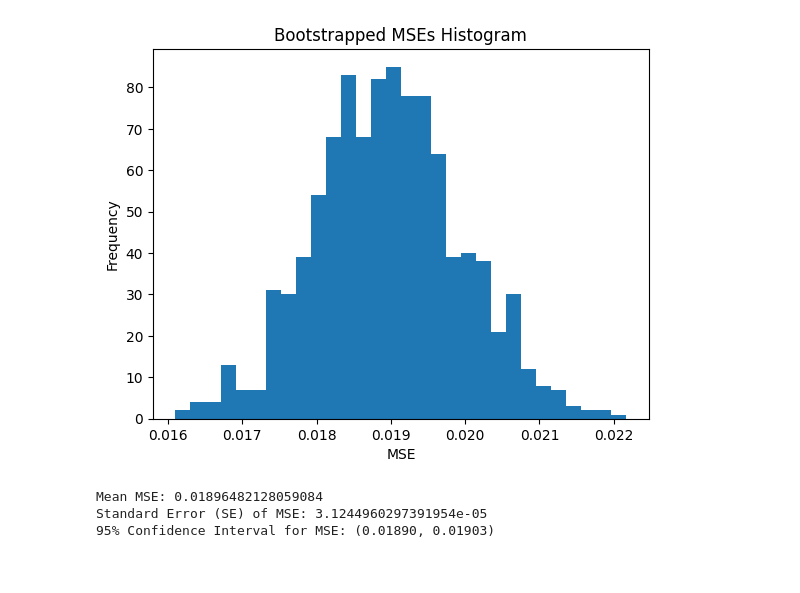
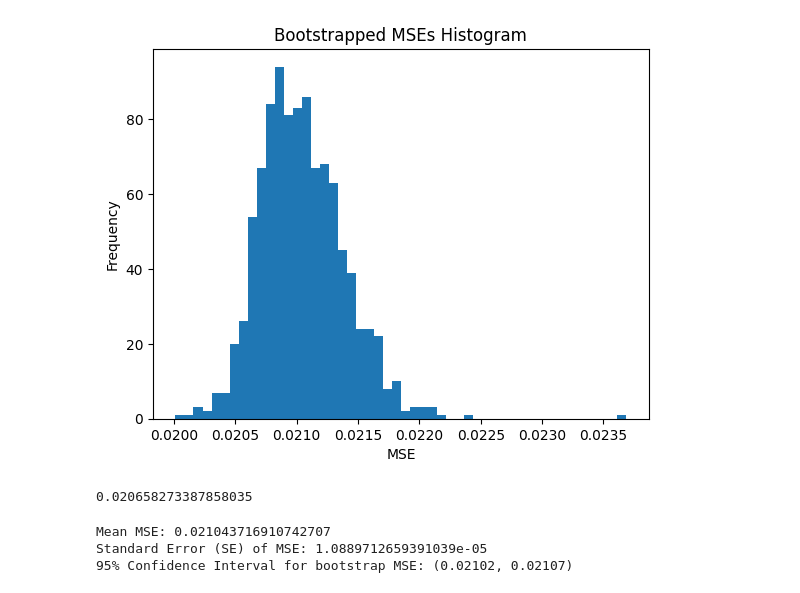
Before and after one commit to kikiMarsovec/SU-vaje, a Jupyter notebook: v2/v2.ipynb, the cells around one changed output. Drawn from its saved outputs; the diff is of its cells as text; code cells hidden in the pictures.

```diff
--- a/v2/v2.ipynb
+++ b/v2/v2.ipynb
@@ -165,17 +160,20 @@ def generate_bootstrap_dataset(df):
         bootstrap_df = pd.concat([bootstrap_df, random_row], ignore_index=True)
     return bootstrap_df
 
-def bootstraping(df, n):
+def bootstraping(train_df, test_df, n):
     mse_list = []
     for _ in range(n):
-        bootstrap_dataset = generate_bootstrap_dataset(df)
+        bootstrap_dataset = generate_bootstrap_dataset(train_df)
         model = CustomLinearRegression()
-        mse = k_fold_cross_validation(model, bootstrap_dataset, k=5) # TODO change to 5
+        model.fit(np.array(bootstrap_dataset))
+        mse = model.evaluate(np.array(test_df))
         mse_list.append(mse)
     return mse_list
 # %%
 # Creating new df with only the atributes from Forward Feature Selection (And the y column)
 df_new_attributes = atributes_list + ["ViolentCrimesPerPop"]
-df_new = df[df_new_attributes]
-df_new.head()
+train_df = train_df[df_new_attributes]
+test_df = test_df[df_new_attributes]
+
+test_df.head()
 # %% [output]
@@ -188,18 +187,33 @@ df_new.head()
-# %%
-bootstrap_mse = bootstraping(df_new, 1000) # TODO 1000 instead of 10 (its gonna run for aprox. 7 minutes)
+# %%
+# Getting bootstrap_mse from a file (if not then we run the bootstrapping function)
+import pickle
+try:
+    with open('bootstrap.mse', 'rb') as handle:
+        bootstrap_mse = pickle.load(handle)
+except:
+    bootstrap_mse = bootstraping(train_df, test_df, 1000) # TODO 1000 instead of 10 (its gonna run for aprox. 7 minutes)
+    with open('bootstrap.mse', 'wb') as handle:
+        pickle.dump(bootstrap_mse, handle, protocol=pickle.HIGHEST_PROTOCOL)
 # %%
-# Plot a histogram of the bootstrapped MSEs
-plt.hist(bootstrap_mse, bins=30)
+# Ploting a histogram of the bootstrapped MSEs
+plt.hist(bootstrap_mse, bins=50)
 
-# Add labels and a title to the plot
+# Adding labels and a title to the plot
 plt.xlabel('MSE')
 plt.ylabel('Frequency')
 plt.title('Bootstrapped MSEs Histogram')
 
 # Show the plot
 plt.show()
 # %% [output]
-[figure, old version]
+[figure, new version]
+# %%
+my_model = CustomLinearRegression()
+my_model.fit(np.array(train_df))
+my_score = my_model.evaluate(np.array(test_df))
+print(my_score)
+# %% [output]
+0.020658273387858035
 # %%
 import numpy as np
 import scipy.stats as st
@@ -211,8 +225,8 @@ conf_interval = st.norm.interval(0.95, loc=np.mean(bootstrap_mse), scale=st.sem(
 
 print("Mean MSE:", mean_mse)
 print("Standard Error (SE) of MSE:", std_mse)
-print(f"95% Confidence Interval for MSE: ({conf_interval[0]:.5f}, {conf_interval[1]:.5f})")
+print(f"95% Confidence Interval for bootstrap MSE: ({conf_interval[0]:.5f}, {conf_interval[1]:.5f})")
 # %% [output]
-Mean MSE: 0.01896482128059084
-Standard Error (SE) of MSE: 3.1244960297391954e-05
-95% Confidence Interval for MSE: (0.01890, 0.01903)
+Mean MSE: 0.021043716910742707
+Standard Error (SE) of MSE: 1.0889712659391039e-05
+95% Confidence Interval for bootstrap MSE: (0.02102, 0.02107)
```
Also changed, not shown: parts of 8 cells of this notebook, 2 other files.
